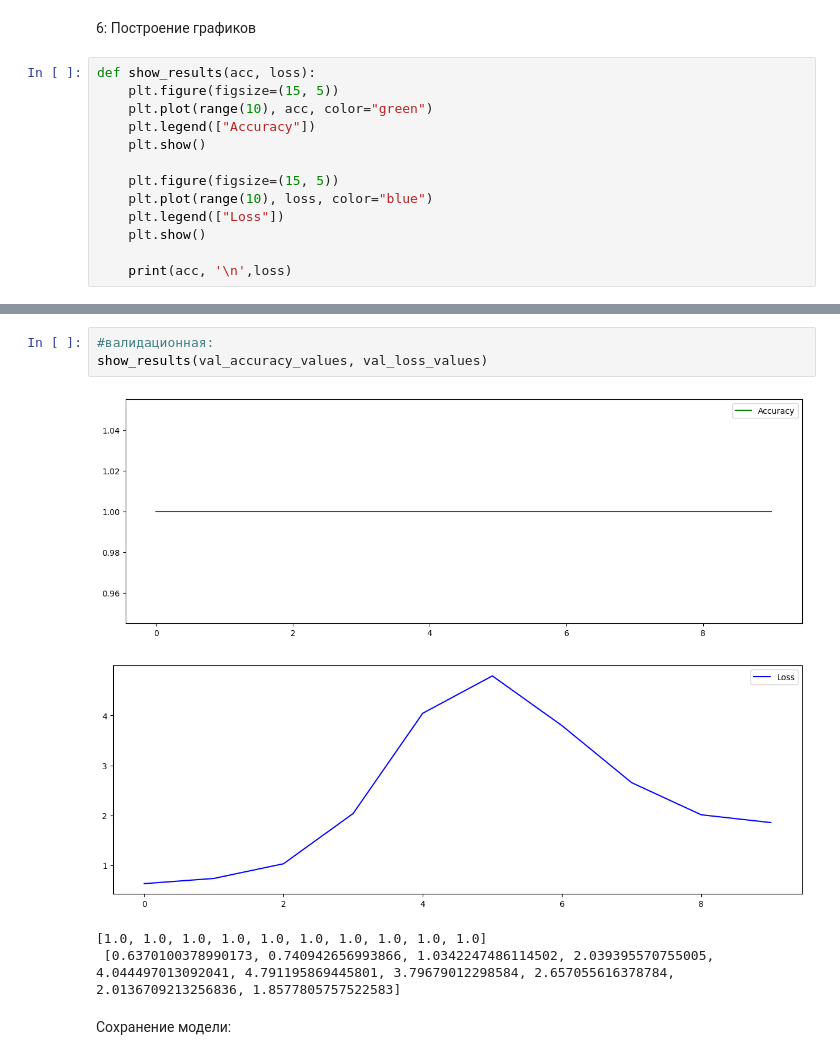
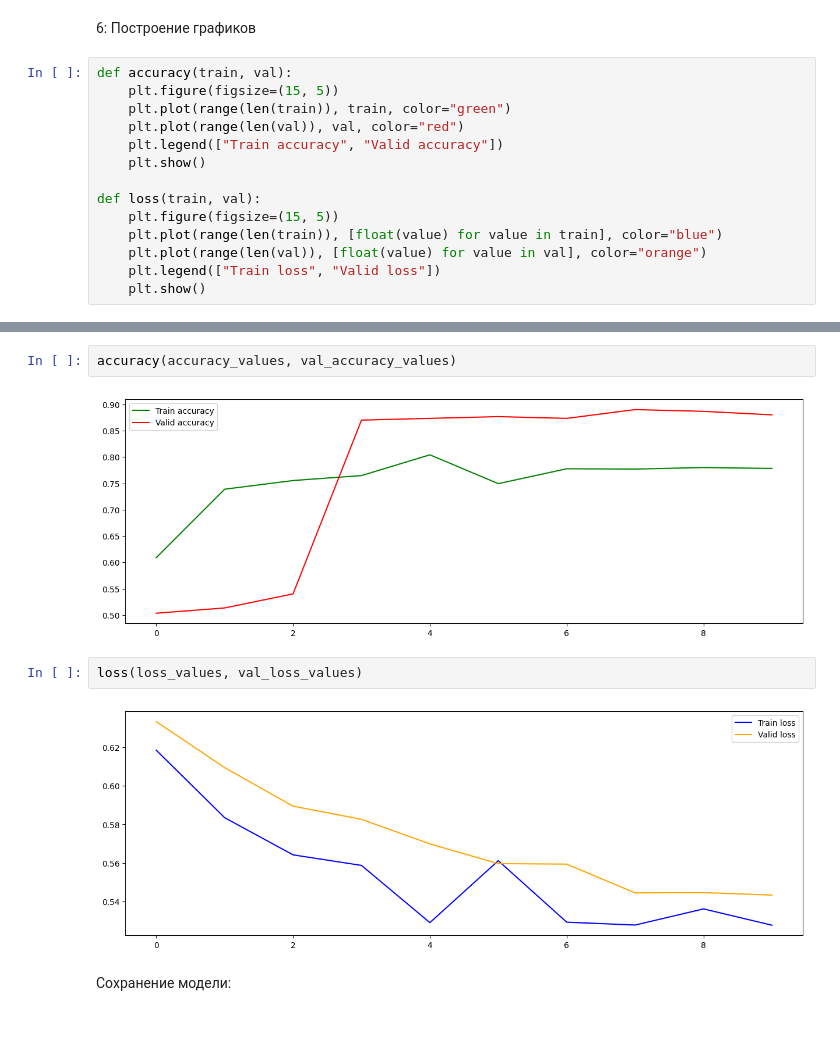
Before and after one commit to daryaskhrv/python-L-1-, a Jupyter notebook: Lab5/main.ipynb, the cells around one changed output, grey strips where cells are left out. Drawn from its saved outputs; the diff is of its cells as text; blank space fills up the shorter version.

Commit message:
Fuxing bugs and displaying graphs

```diff
--- a/Lab5/main.ipynb
+++ b/Lab5/main.ipynb
@@ -313,15 +302,16 @@ Epoch : 10, val_accuracy : 1.0, val_loss : 1.8577805757522583
 # %% [markdown]
 6:  Построение графиков
 # %%
-def show_results(acc, loss):
+def accuracy(train, val):
     plt.figure(figsize=(15, 5))
-    plt.plot(range(10), acc, color="green")
-    plt.legend(["Accuracy"])
+    plt.plot(range(len(train)), train, color="green")
+    plt.plot(range(len(val)), val, color="red")
+    plt.legend(["Train accuracy", "Valid accuracy"])
     plt.show()
 
+def loss(train, val):
     plt.figure(figsize=(15, 5))
-    plt.plot(range(10), loss, color="blue")
-    plt.legend(["Loss"])
+    plt.plot(range(len(train)), [float(value) for value in train], color="blue")
+    plt.plot(range(len(val)), [float(value) for value in val], color="orange")
+    plt.legend(["Train loss", "Valid loss"])
     plt.show()
-
-    print(acc, '\n',loss)
@@ -336,11 +318,11 @@ show_results(accuracy_values, loss_values)
-# %%
-#валидационная:
-show_results(val_accuracy_values, val_loss_values)
-# %% [output]
-[figure, removed]
-[figure, removed]
-[1.0, 1.0, 1.0, 1.0, 1.0, 1.0, 1.0, 1.0, 1.0, 1.0]
- [0.6370100378990173, 0.740942656993866, 1.0342247486114502, 2.039395570755005, 4.044497013092041, 4.791195869445801, 3.79679012298584, 2.657055616378784, 2.0136709213256836, 1.8577805757522583]
+# %%
+accuracy(accuracy_values, val_accuracy_values)
+# %% [output]
+[figure, added]
+# %%
+loss(loss_values, val_loss_values)
+# %% [output]
+[figure, added]
 # %% [markdown]
 Сохранение модели:
 # %%
```
Also changed, not shown: parts of 10 cells of this notebook.
